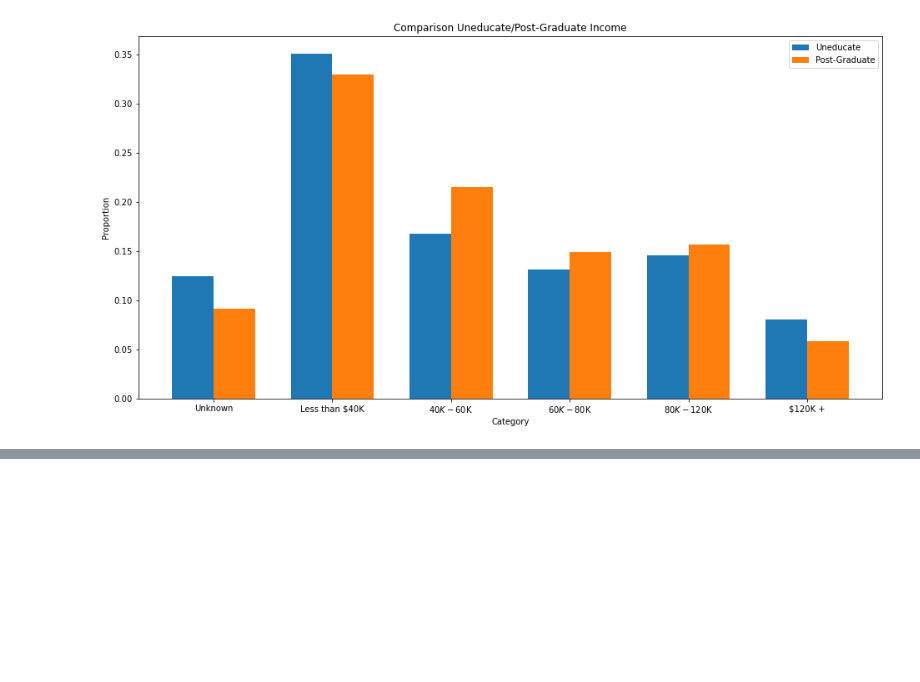
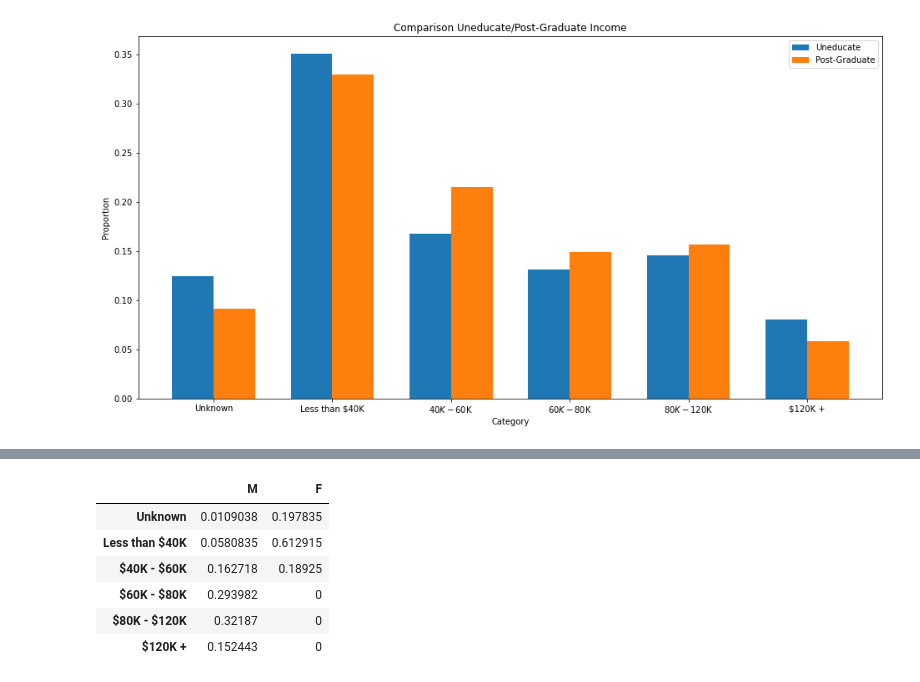
Before and after one commit to cmdraghici/BankChurners, a Jupyter notebook: SalaryQuestions.ipynb, the cells around one changed output, grey strips where cells are left out. Saved outputs shown, nothing was run; the diff lists cells and outputs as text; code cells hidden in the pictures; blank space fills up the shorter version.

```diff
--- a/SalaryQuestions.ipynb
+++ b/SalaryQuestions.ipynb
@@ -151,0 +171,12 @@ plt.show()
+# %%
+for column in incomeAllGe.columns:
+    incomeAllGe[column] = incomeAllGe[column] / incomeAllGe[column].sum()
+incomeAllGe
+# %% [output]
+|  | M | F |
+| Unknown | 0.0109038 | 0.197835 |
+| Less than $40K | 0.0580835 | 0.612915 |
+| $40K - $60K | 0.162718 | 0.18925 |
+| $60K - $80K | 0.293982 | 0 |
+| $80K - $120K | 0.32187 | 0 |
+| $120K + | 0.152443 | 0 |
```
Also changed, not shown: parts of 4 cells of this notebook.
